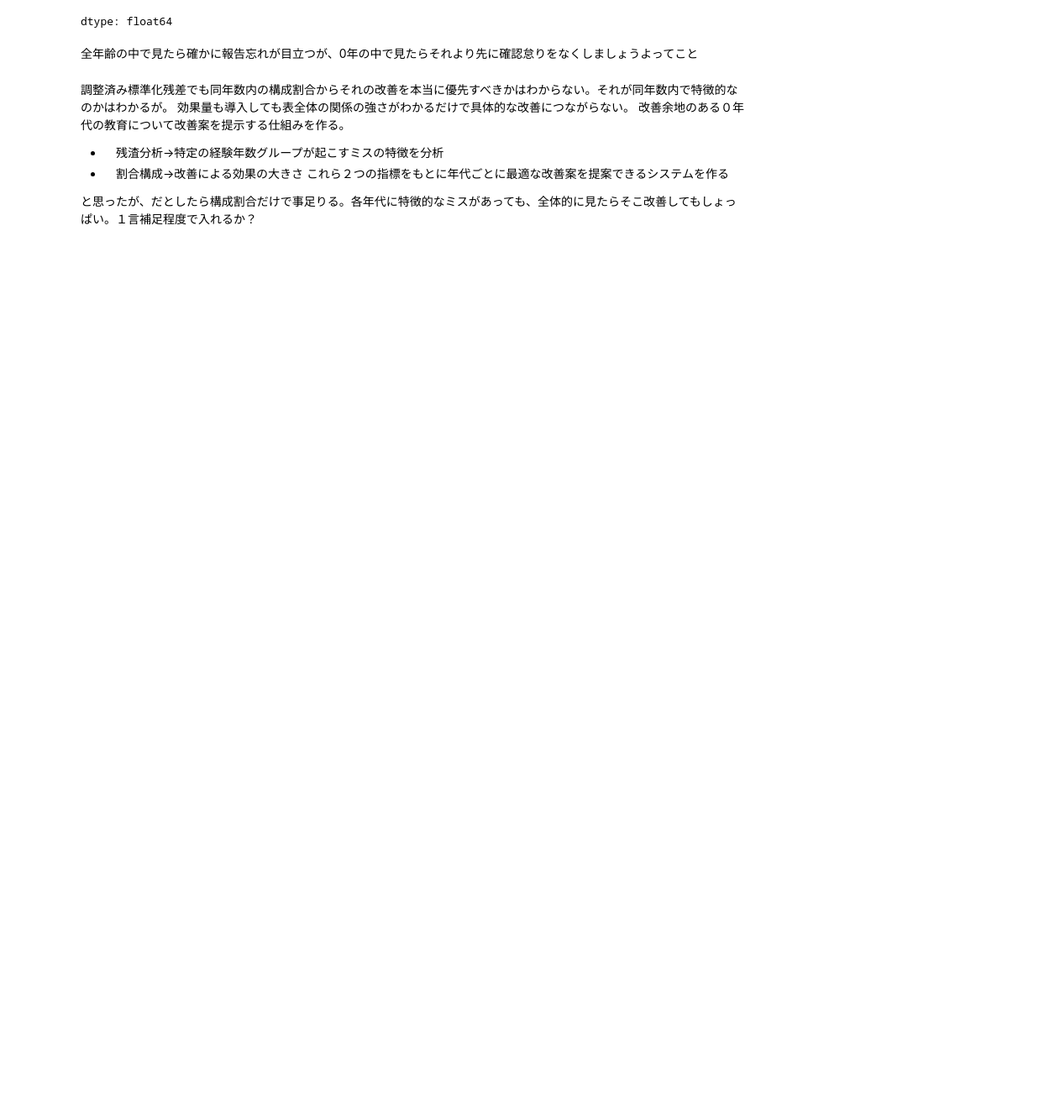
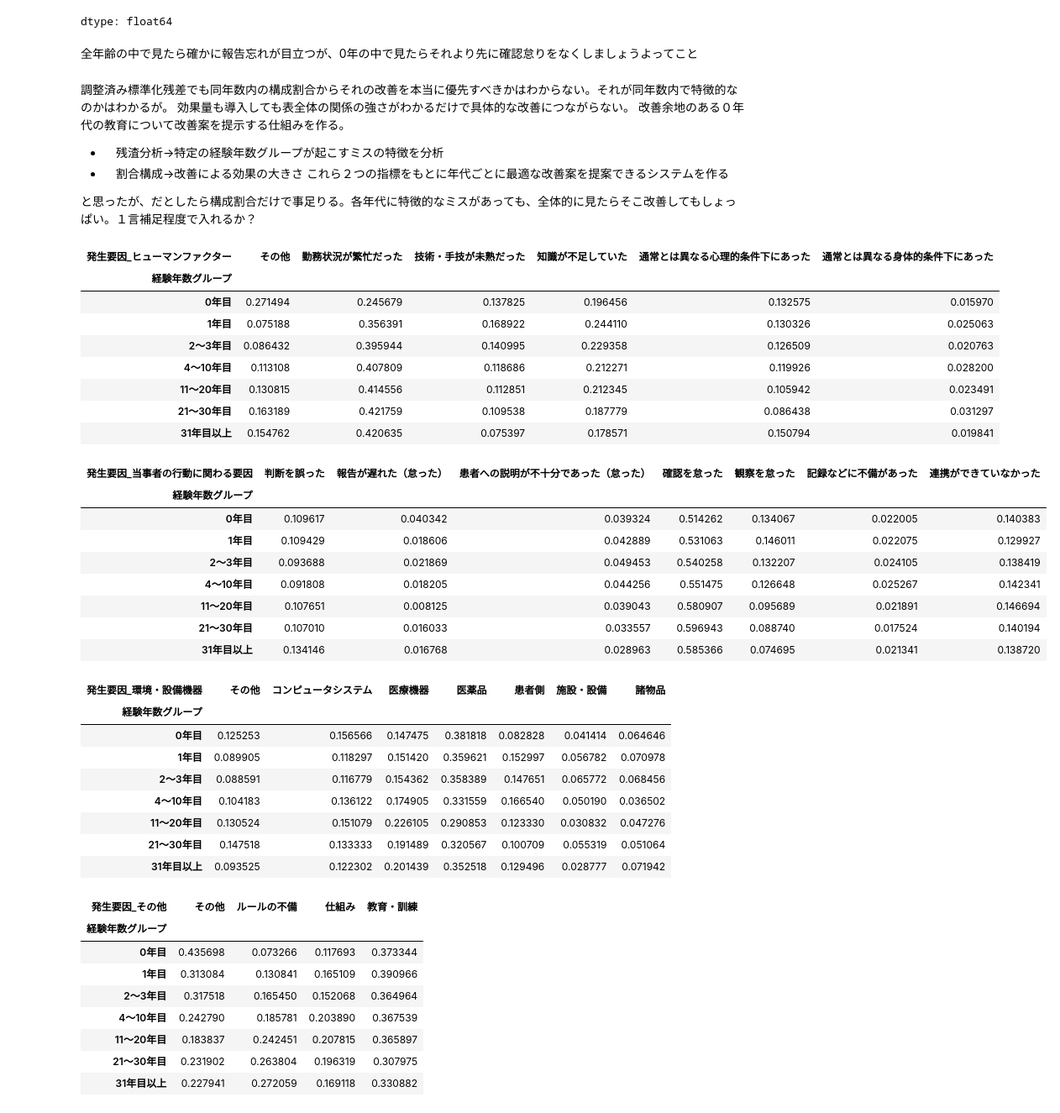
Before and after one commit to maizoh/Project_Shinshu, a Jupyter notebook: Project_Shinshu_2.ipynb, the cells around one changed output. Shown at 84% size. Drawn from its saved outputs; the diff is of its cells as text; code cells hidden in the pictures; blank space fills up the shorter version.

```diff
--- a/Project_Shinshu_2.ipynb
+++ b/Project_Shinshu_2.ipynb
@@ -359,3 +365,52 @@ dtype: float64
 これら２つの指標をもとに年代ごとに最適な改善案を提案できるシステムを作る
 
 と思ったが、だとしたら構成割合だけで事足りる。各年代に特徴的なミスがあっても、全体的に見たらそこ改善してもしょっぱい。１言補足程度で入れるか？
+# %%
+table1=pd.crosstab(df_human["経験年数グループ"],df_human['発生要因_ヒューマンファクター'],normalize="index")
+display(table1.style.highlight_max(color="blue",axis=1))
+
+table2=pd.crosstab(df_action["経験年数グループ"],df_action["発生要因_当事者の行動に関わる要因"],normalize="index")
+display(table2.style.highlight_max(color="blue",axis=1))
+
+table3=pd.crosstab(df_env["経験年数グループ"],df_env["発生要因_環境・設備機器"],normalize="index")
+display(table3.style.highlight_max(color="blue",axis=1))
+
+table4=pd.crosstab(df_other["経験年数グループ"],df_other["発生要因_その他"],normalize="index")
+display(table4.style.highlight_max(color="blue",axis=1))
+# %% [output]
+| 発生要因_ヒューマンファクター | その他 | 勤務状況が繁忙だった | 技術・手技が未熟だった | 知識が不足していた | 通常とは異なる心理的条件下にあった | 通常とは異なる身体的条件下にあった |
+| 経験年数グループ |  |  |  |  |  |  |
+| 0年目 | 0.271494 | 0.245679 | 0.137825 | 0.196456 | 0.132575 | 0.015970 |
+| 1年目 | 0.075188 | 0.356391 | 0.168922 | 0.244110 | 0.130326 | 0.025063 |
+| 2〜3年目 | 0.086432 | 0.395944 | 0.140995 | 0.229358 | 0.126509 | 0.020763 |
+| 4〜10年目 | 0.113108 | 0.407809 | 0.118686 | 0.212271 | 0.119926 | 0.028200 |
+| 11～20年目 | 0.130815 | 0.414556 | 0.112851 | 0.212345 | 0.105942 | 0.023491 |
+| 21～30年目 | 0.163189 | 0.421759 | 0.109538 | 0.187779 | 0.086438 | 0.031297 |
+| 31年目以上 | 0.154762 | 0.420635 | 0.075397 | 0.178571 | 0.150794 | 0.019841 |
+| 発生要因_当事者の行動に関わる要因 | 判断を誤った | 報告が遅れた（怠った） | 患者への説明が不十分であった（怠った） | 確認を怠った | 観察を怠った | 記録などに不備があった | 連携ができていなかった |
+| 経験年数グループ |  |  |  |  |  |  |  |
+| 0年目 | 0.109617 | 0.040342 | 0.039324 | 0.514262 | 0.134067 | 0.022005 | 0.140383 |
+| 1年目 | 0.109429 | 0.018606 | 0.042889 | 0.531063 | 0.146011 | 0.022075 | 0.129927 |
+| 2〜3年目 | 0.093688 | 0.021869 | 0.049453 | 0.540258 | 0.132207 | 0.024105 | 0.138419 |
+| 4〜10年目 | 0.091808 | 0.018205 | 0.044256 | 0.551475 | 0.126648 | 0.025267 | 0.142341 |
+| 11～20年目 | 0.107651 | 0.008125 | 0.039043 | 0.580907 | 0.095689 | 0.021891 | 0.146694 |
+| 21～30年目 | 0.107010 | 0.016033 | 0.033557 | 0.596943 | 0.088740 | 0.017524 | 0.140194 |
+| 31年目以上 | 0.134146 | 0.016768 | 0.028963 | 0.585366 | 0.074695 | 0.021341 | 0.138720 |
+| 発生要因_環境・設備機器 | その他 | コンピュータシステム | 医療機器 | 医薬品 | 患者側 | 施設・設備 | 諸物品 |
+| 経験年数グループ |  |  |  |  |  |  |  |
+| 0年目 | 0.125253 | 0.156566 | 0.147475 | 0.381818 | 0.082828 | 0.041414 | 0.064646 |
+| 1年目 | 0.089905 | 0.118297 | 0.151420 | 0.359621 | 0.152997 | 0.056782 | 0.070978 |
+| 2〜3年目 | 0.088591 | 0.116779 | 0.154362 | 0.358389 | 0.147651 | 0.065772 | 0.068456 |
+| 4〜10年目 | 0.104183 | 0.136122 | 0.174905 | 0.331559 | 0.166540 | 0.050190 | 0.036502 |
+| 11～20年目 | 0.130524 | 0.151079 | 0.226105 | 0.290853 | 0.123330 | 0.030832 | 0.047276 |
+| 21～30年目 | 0.147518 | 0.133333 | 0.191489 | 0.320567 | 0.100709 | 0.055319 | 0.051064 |
+| 31年目以上 | 0.093525 | 0.122302 | 0.201439 | 0.352518 | 0.129496 | 0.028777 | 0.071942 |
+| 発生要因_その他 | その他 | ルールの不備 | 仕組み | 教育・訓練 |
+| 経験年数グループ |  |  |  |  |
+| 0年目 | 0.435698 | 0.073266 | 0.117693 | 0.373344 |
+| 1年目 | 0.313084 | 0.130841 | 0.165109 | 0.390966 |
+| 2〜3年目 | 0.317518 | 0.165450 | 0.152068 | 0.364964 |
+| 4〜10年目 | 0.242790 | 0.185781 | 0.203890 | 0.367539 |
+| 11～20年目 | 0.183837 | 0.242451 | 0.207815 | 0.365897 |
+| 21～30年目 | 0.231902 | 0.263804 | 0.196319 | 0.307975 |
+| 31年目以上 | 0.227941 | 0.272059 | 0.169118 | 0.330882 |
```
Also changed, not shown: parts of 10 cells of this notebook.
